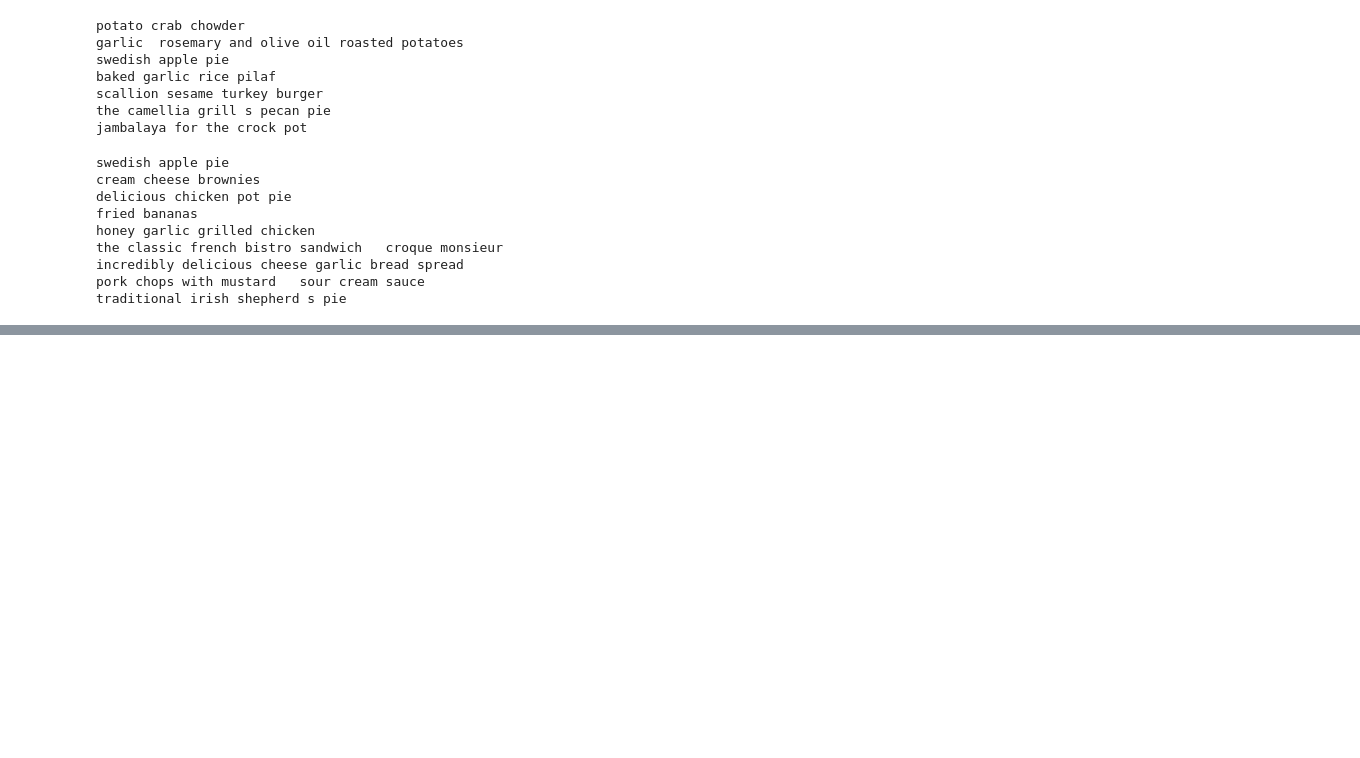
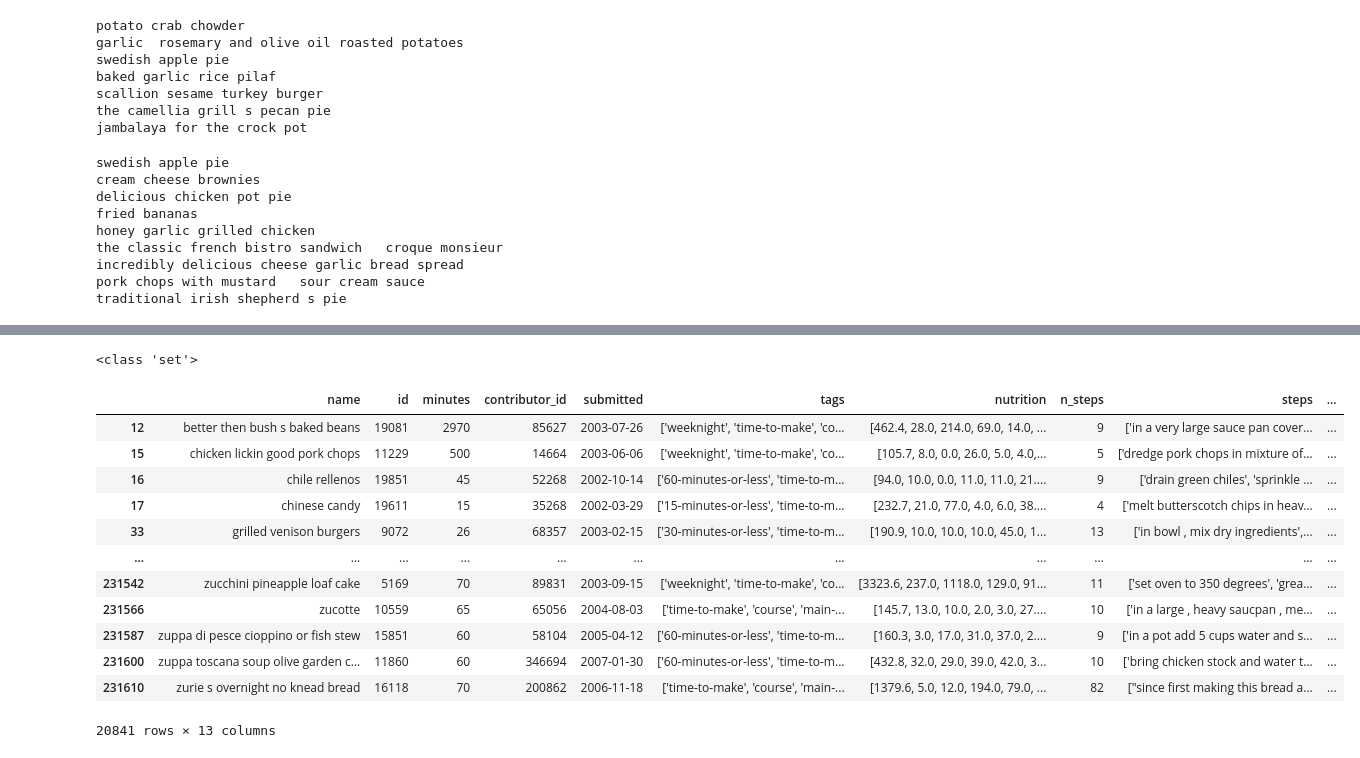
Before and after one commit to KennethWrong/racacoonie, a Jupyter notebook: rec/preprocessing.ipynb, the cells around one changed output, grey strips where cells are left out. Saved outputs shown, nothing was run; the diff lists cells and outputs as text; code cells hidden in the pictures; blank space fills up the shorter version.

Commit message:
created process notebook to create the different table to populate the database

```diff
--- a/rec/preprocessing.ipynb
+++ b/rec/preprocessing.ipynb
@@ -298,0 +330,19 @@ traditional irish shepherd s pie
+# %%
+import json
+
+len(unique_ingredients_map)
+json_data = json.dumps(unique_ingredients_map)
+
+with open("unique_ingredients.json", "w") as f:
+    f.write(json_data)
+# %%
+# getting all unique tags
+unique_tags = set()
+tags_list = recipe_df['tags']
+
+for tags in tags_list:
+    tags = literal_eval(tags)
+    for tag in tags:
+        unique_tags.add(tag)
+
+print(len(unique_tags))
@@ -298,0 +391,41 @@ traditional irish shepherd s pie
+# %%
+with open('region_tags.txt', 'r') as f:
+    data = f.read().rstrip()
+    region_tags = literal_eval(data)
+
+print(type(region_tags))
+# region_tags.add('')
+
+# region_tags_map = {}
+# for i, region in enumerate(sorted(list(region_tags))):
+#     region_tags_map[region] = i
+
+# regions_df = pd.DataFrame(index=region_tags_map.values(), data=region_tags_map.keys())
+# regions_df
+# %% [output]
+<class 'set'>
+# %%
+def extract_country(tags):
+    tags = literal_eval(tags)
+    for tag in tags:
+        if tag in region_tags:
+            return tag
+    return ''
+
+
+recipe_df['region'] = recipe_df['tags'].apply(extract_country)
+recipe_df
+# %% [output]
+|  | name | id | minutes | contributor_id | submitted | tags | nutrition | n_steps | steps | ... |
+| 12 | better then bush s baked beans | 19081 | 2970 | 85627 | 2003-07-26 | ['weeknight', 'time-to-make', 'co... | [462.4, 28.0, 214.0, 69.0, 14.0, ... | 9 | ['in a very large sauce pan cover... | ... |
+| 15 | chicken lickin good pork chops | 11229 | 500 | 14664 | 2003-06-06 | ['weeknight', 'time-to-make', 'co... | [105.7, 8.0, 0.0, 26.0, 5.0, 4.0,... | 5 | ['dredge pork chops in mixture of... | ... |
+| 16 | chile rellenos | 19851 | 45 | 52268 | 2002-10-14 | ['60-minutes-or-less', 'time-to-m... | [94.0, 10.0, 0.0, 11.0, 11.0, 21.... | 9 | ['drain green chiles', 'sprinkle ... | ... |
+| 17 | chinese candy | 19611 | 15 | 35268 | 2002-03-29 | ['15-minutes-or-less', 'time-to-m... | [232.7, 21.0, 77.0, 4.0, 6.0, 38.... | 4 | ['melt butterscotch chips in heav... | ... |
+| 33 | grilled venison burgers | 9072 | 26 | 68357 | 2003-02-15 | ['30-minutes-or-less', 'time-to-m... | [190.9, 10.0, 10.0, 10.0, 45.0, 1... | 13 | ['in bowl , mix dry ingredients',... | ... |
+| ... | ... | ... | ... | ... | ... | ... | ... | ... | ... | ... |
+| 231542 | zucchini pineapple loaf cake | 5169 | 70 | 89831 | 2003-09-15 | ['weeknight', 'time-to-make', 'co... | [3323.6, 237.0, 1118.0, 129.0, 91... | 11 | ['set oven to 350 degrees', 'grea... | ... |
+| 231566 | zucotte | 10559 | 65 | 65056 | 2004-08-03 | ['time-to-make', 'course', 'main-... | [145.7, 13.0, 10.0, 2.0, 3.0, 27.... | 10 | ['in a large , heavy saucpan , me... | ... |
+| 231587 | zuppa di pesce cioppino or fish stew | 15851 | 60 | 58104 | 2005-04-12 | ['60-minutes-or-less', 'time-to-m... | [160.3, 3.0, 17.0, 31.0, 37.0, 2.... | 9 | ['in a pot add 5 cups water and s... | ... |
+| 231600 | zuppa toscana soup olive garden c... | 11860 | 60 | 346694 | 2007-01-30 | ['60-minutes-or-less', 'time-to-m... | [432.8, 32.0, 29.0, 39.0, 42.0, 3... | 10 | ['bring chicken stock and water t... | ... |
+| 231610 | zurie s overnight no knead bread | 16118 | 70 | 200862 | 2006-11-18 | ['time-to-make', 'course', 'main-... | [1379.6, 5.0, 12.0, 194.0, 79.0, ... | 82 | ["since first making this bread a... | ... |
+20841 rows × 13 columns
```
Also changed, not shown: parts of 9 cells of this notebook, 1 other file.
